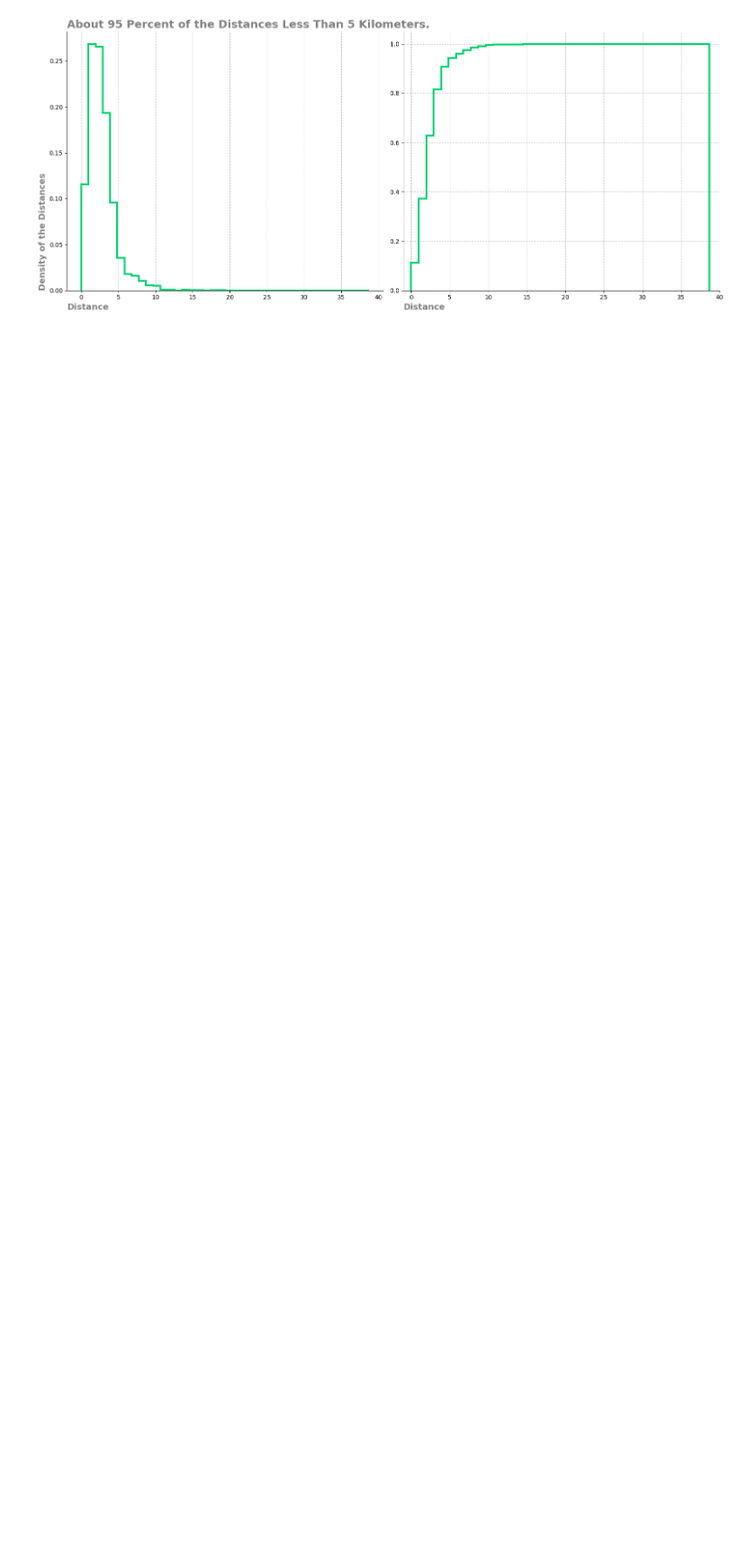
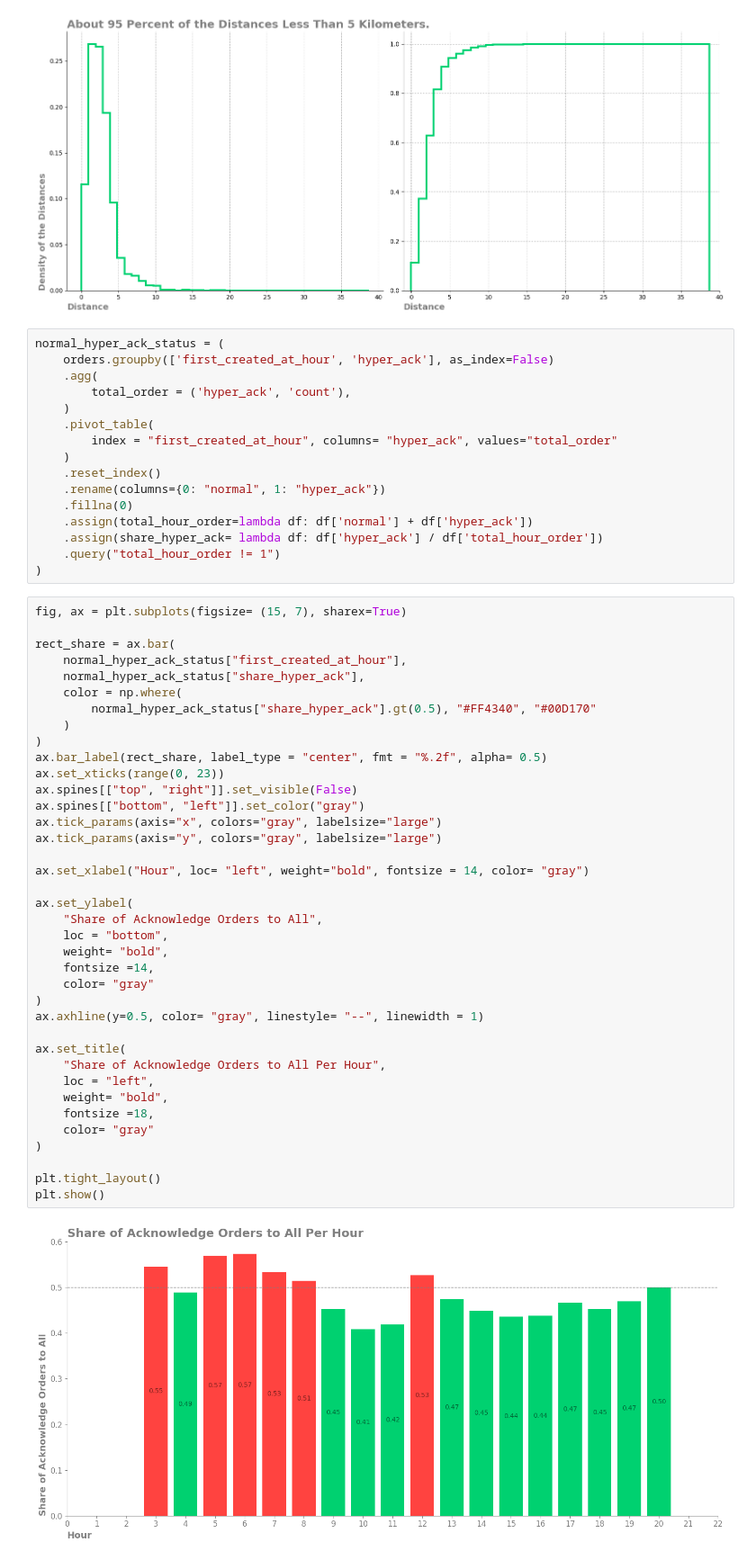
Before and after one commit to alinaddafi/order-delay-analysis, a Jupyter notebook: notebook/order-delay-prediction.ipynb, the cells around one changed output. Shown at 90% size. Cells and saved outputs as stored; diff of their text form; blank space fills up the shorter version.

Commit message:
Add hourly analysis of hyper_ack share with bar chart visualization

```diff
--- a/notebook/order-delay-prediction.ipynb
+++ b/notebook/order-delay-prediction.ipynb
@@ -73,3 +78,59 @@ plt.tight_layout()
 plt.show()
 # %% [output]
 [figure]
+# %%
+normal_hyper_ack_status = (
+    orders.groupby(['first_created_at_hour', 'hyper_ack'], as_index=False)
+    .agg(
+        total_order = ('hyper_ack', 'count'),
+    )
+    .pivot_table(
+        index = "first_created_at_hour", columns= "hyper_ack", values="total_order"
+    )
+    .reset_index()
+    .rename(columns={0: "normal", 1: "hyper_ack"})
+    .fillna(0)
+    .assign(total_hour_order=lambda df: df['normal'] + df['hyper_ack'])
+    .assign(share_hyper_ack= lambda df: df['hyper_ack'] / df['total_hour_order'])
+    .query("total_hour_order != 1")
+)
+# %%
+fig, ax = plt.subplots(figsize= (15, 7), sharex=True)
+
+rect_share = ax.bar(
+    normal_hyper_ack_status["first_created_at_hour"],
+    normal_hyper_ack_status["share_hyper_ack"],
+    color = np.where(
+        normal_hyper_ack_status["share_hyper_ack"].gt(0.5), "#FF4340", "#00D170"
+    )
+)
+ax.bar_label(rect_share, label_type = "center", fmt = "%.2f", alpha= 0.5)
+ax.set_xticks(range(0, 23))
+ax.spines[["top", "right"]].set_visible(False)
+ax.spines[["bottom", "left"]].set_color("gray")
+ax.tick_params(axis="x", colors="gray", labelsize="large")
+ax.tick_params(axis="y", colors="gray", labelsize="large")
+
+ax.set_xlabel("Hour", loc= "left", weight="bold", fontsize = 14, color= "gray")
+
+ax.set_ylabel(
+    "Share of Acknowledge Orders to All",
+    loc = "bottom",
+    weight= "bold",
+    fontsize =14,
+    color= "gray"
+)
+ax.axhline(y=0.5, color= "gray", linestyle= "--", linewidth = 1)
+
+ax.set_title(
+    "Share of Acknowledge Orders to All Per Hour",
+    loc = "left",
+    weight= "bold",
+    fontsize =18,
+    color= "gray"
+)
+
+plt.tight_layout()
+plt.show()
+# %% [output]
+[figure, added]
```
Also changed, not shown: parts of 1 cell of this notebook.
